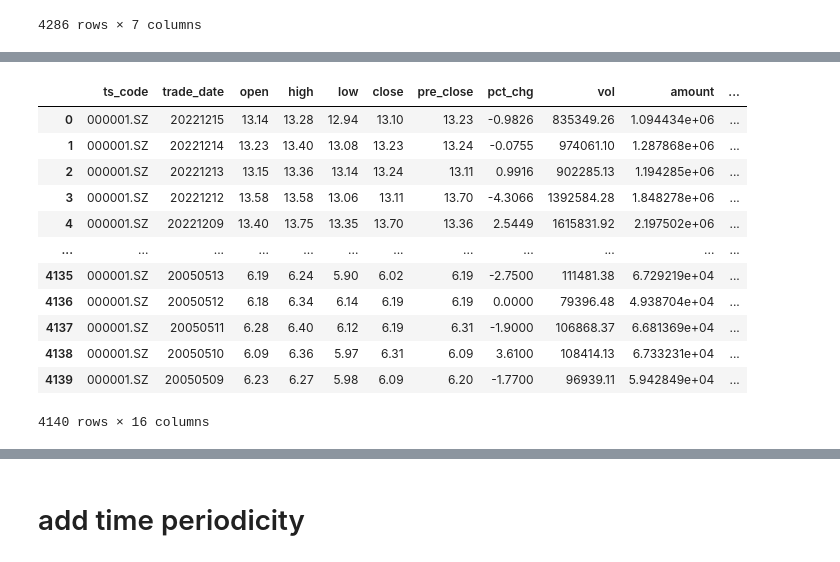
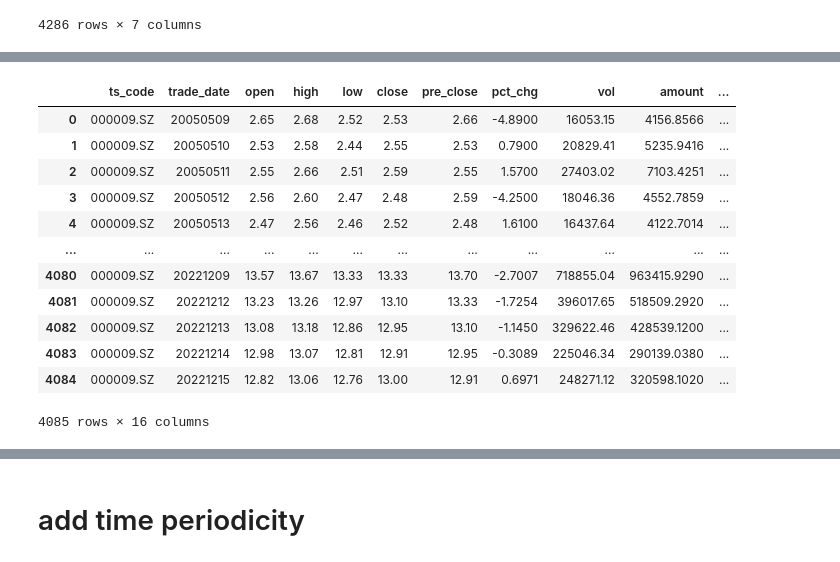
Before and after one commit to vincent05r/Stock_models, a Jupyter notebook: LSTM_Attention_stock_test_all.ipynb, the cells around one changed output, grey strips where cells are left out. Drawn from its saved outputs; the diff is of its cells as text; code cells hidden in the pictures.

```diff
--- a/LSTM_Attention_stock_test_all.ipynb
+++ b/LSTM_Attention_stock_test_all.ipynb
@@ -84,7 +92,7 @@ if debug_mode:
 stock_list = []
 
 for ts_code, x in df.groupby('ts_code'):
-    stock_list.append(x.copy().sort_values("trade_date", ascending = False).reset_index().drop('index', axis=1))
+    stock_list.append(x.copy().sort_values("trade_date", ascending = True).reset_index().drop('index', axis=1))
 
 
 
@@ -180,24 +216,24 @@ display(df_hs300)
 
 for i in range(len(stock_list)):
 
-    temp = df_hs300[df_hs300['index_trade_date'].isin(stock_list[i]['trade_date'])].sort_values("index_trade_date", ascending = False).reset_index().drop('index', axis=1)
+    temp = df_hs300[df_hs300['index_trade_date'].isin(stock_list[i]['trade_date'])].sort_values("index_trade_date", ascending = True).reset_index().drop('index', axis=1)
     stock_list[i] = pd.concat([stock_list[i], temp], axis=1, join='inner').drop('index_trade_date', axis=1)
 # %%
-display(stock_list[0])
+display(stock_list[3])
 # %% [output]
 |  | ts_code | trade_date | open | high | low | close | pre_close | pct_chg | vol | amount | ... |
-| 0 | 000001.SZ | 20221215 | 13.14 | 13.28 | 12.94 | 13.10 | 13.23 | -0.9826 | 835349.26 | 1.094434e+06 | ... |
-| 1 | 000001.SZ | 20221214 | 13.23 | 13.40 | 13.08 | 13.23 | 13.24 | -0.0755 | 974061.10 | 1.287868e+06 | ... |
-| 2 | 000001.SZ | 20221213 | 13.15 | 13.36 | 13.14 | 13.24 | 13.11 | 0.9916 | 902285.13 | 1.194285e+06 | ... |
-| 3 | 000001.SZ | 20221212 | 13.58 | 13.58 | 13.06 | 13.11 | 13.70 | -4.3066 | 1392584.28 | 1.848278e+06 | ... |
-| 4 | 000001.SZ | 20221209 | 13.40 | 13.75 | 13.35 | 13.70 | 13.36 | 2.5449 | 1615831.92 | 2.197502e+06 | ... |
+| 0 | 000009.SZ | 20050509 | 2.65 | 2.68 | 2.52 | 2.53 | 2.66 | -4.8900 | 16053.15 | 4156.8566 | ... |
+| 1 | 000009.SZ | 20050510 | 2.53 | 2.58 | 2.44 | 2.55 | 2.53 | 0.7900 | 20829.41 | 5235.9416 | ... |
+| 2 | 000009.SZ | 20050511 | 2.55 | 2.66 | 2.51 | 2.59 | 2.55 | 1.5700 | 27403.02 | 7103.4251 | ... |
+| 3 | 000009.SZ | 20050512 | 2.56 | 2.60 | 2.47 | 2.48 | 2.59 | -4.2500 | 18046.36 | 4552.7859 | ... |
+| 4 | 000009.SZ | 20050513 | 2.47 | 2.56 | 2.46 | 2.52 | 2.48 | 1.6100 | 16437.64 | 4122.7014 | ... |
 | ... | ... | ... | ... | ... | ... | ... | ... | ... | ... | ... | ... |
-| 4135 | 000001.SZ | 20050513 | 6.19 | 6.24 | 5.90 | 6.02 | 6.19 | -2.7500 | 111481.38 | 6.729219e+04 | ... |
-| 4136 | 000001.SZ | 20050512 | 6.18 | 6.34 | 6.14 | 6.19 | 6.19 | 0.0000 | 79396.48 | 4.938704e+04 | ... |
-| 4137 | 000001.SZ | 20050511 | 6.28 | 6.40 | 6.12 | 6.19 | 6.31 | -1.9000 | 106868.37 | 6.681369e+04 | ... |
-| 4138 | 000001.SZ | 20050510 | 6.09 | 6.36 | 5.97 | 6.31 | 6.09 | 3.6100 | 108414.13 | 6.733231e+04 | ... |
-| 4139 | 000001.SZ | 20050509 | 6.23 | 6.27 | 5.98 | 6.09 | 6.20 | -1.7700 | 96939.11 | 5.942849e+04 | ... |
+| 4080 | 000009.SZ | 20221209 | 13.57 | 13.67 | 13.33 | 13.33 | 13.70 | -2.7007 | 718855.04 | 963415.9290 | ... |
+| 4081 | 000009.SZ | 20221212 | 13.23 | 13.26 | 12.97 | 13.10 | 13.33 | -1.7254 | 396017.65 | 518509.2920 | ... |
+| 4082 | 000009.SZ | 20221213 | 13.08 | 13.18 | 12.86 | 12.95 | 13.10 | -1.1450 | 329622.46 | 428539.1200 | ... |
+| 4083 | 000009.SZ | 20221214 | 12.98 | 13.07 | 12.81 | 12.91 | 12.95 | -0.3089 | 225046.34 | 290139.0380 | ... |
+| 4084 | 000009.SZ | 20221215 | 12.82 | 13.06 | 12.76 | 13.00 | 12.91 | 0.6971 | 248271.12 | 320598.1020 | ... |
-4140 rows × 16 columns
+4085 rows × 16 columns
 # %%
 # #check time matching
 # for stock in stock_list:
```
Also changed, not shown: parts of 15 cells of this notebook, 12 other files.
